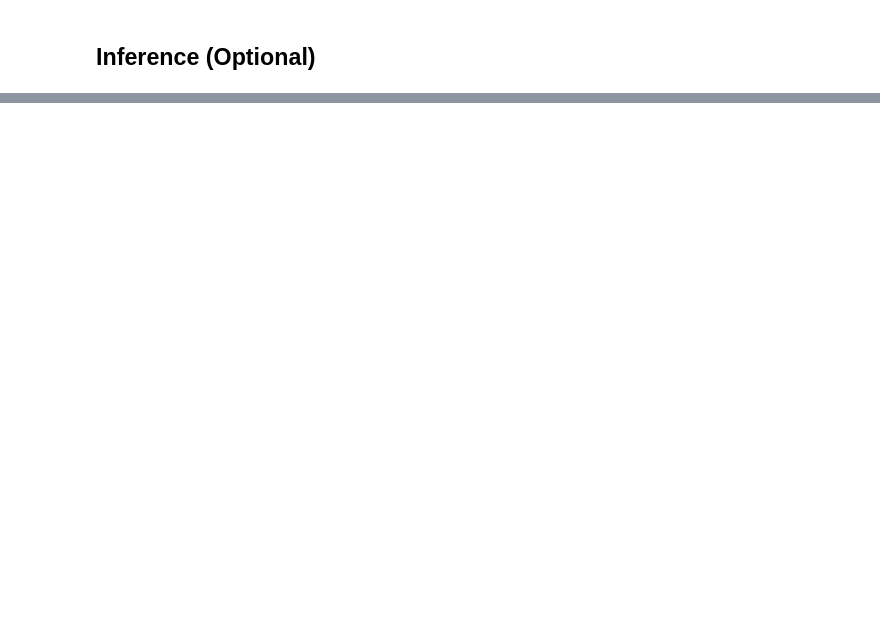
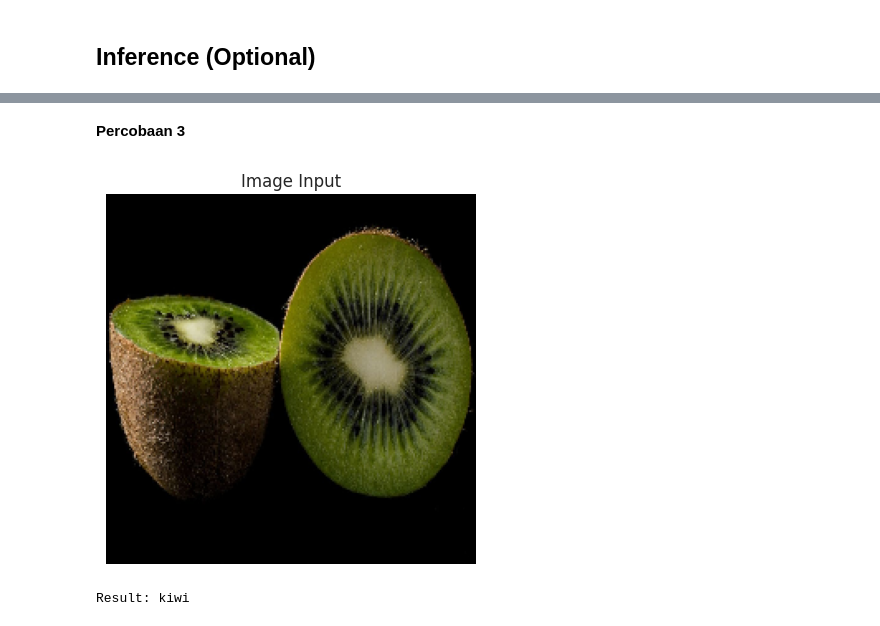
Before and after one commit to Refanz/colors-image-classification, a Jupyter notebook: notebook.ipynb, the cells around one changed output, grey strips where cells are left out. Cells and saved outputs as stored; diff of their text form; code cells hidden in the pictures; blank space fills up the shorter version.

```diff
--- a/notebook.ipynb
+++ b/notebook.ipynb
@@ -822,0 +887,15 @@ I0000 00:00:1746240548.616086    6256 mlir_graph_optimization_pass.cc:425] MLIR
+# %% [markdown]
+**Percobaan 3**
+# %%
+# Mengecek prediksi
+img_predict_path_3 = "img-prediction/kiwi.jpg"
+prediction_3 = predict_image(img_predict_path_3)
+
+# Menampilkan gambar input
+show_image(img_predict_path_3)
+
+# Menampilkan hasil
+check_label(prediction_3)
+# %% [output]
+[figure, added]
+Result: kiwi
```
Also changed, not shown: parts of 11 cells of this notebook, 4 other files.
